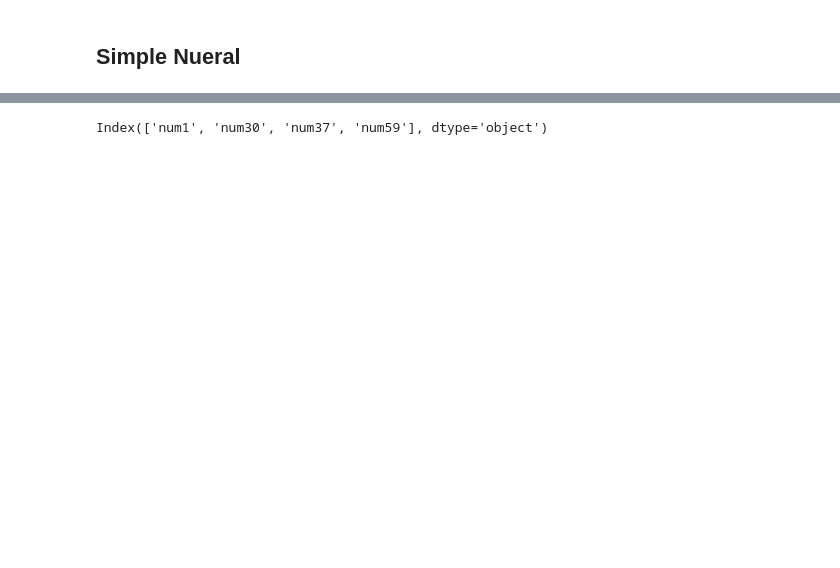
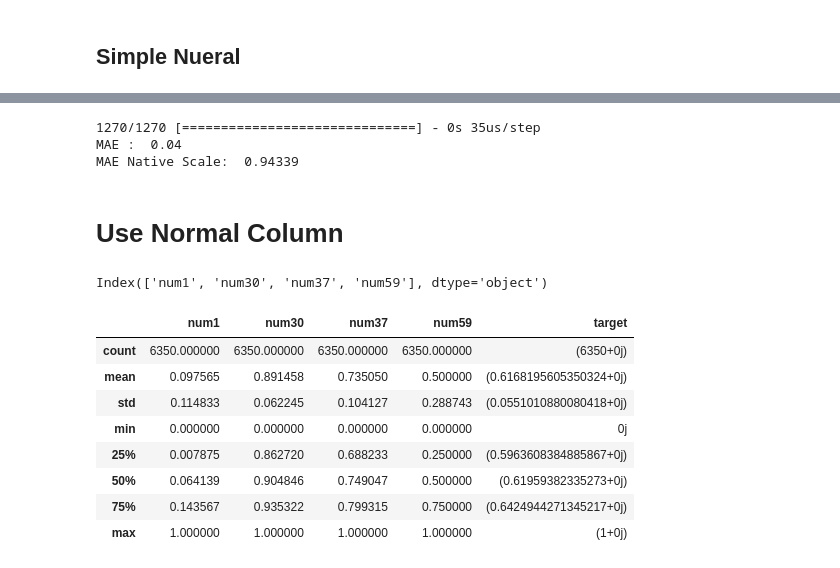
Before and after one commit to sopheeli/F3-Blueteam12, a Jupyter notebook: machine_learning/project/boxcox.ipynb, the cells around one changed output, grey strips where cells are left out. Cells and saved outputs as stored; diff of their text form; code cells hidden in the pictures; blank space fills up the shorter version.

```diff
--- a/machine_learning/project/boxcox.ipynb
+++ b/machine_learning/project/boxcox.ipynb
@@ -251,4 +347,41 @@ array([21.639999, 19.919998, 21.150001, ..., 23.36    , 20.1407  ,
+# %%
+preds_raw = snn.predict(val_X_std_bc)
+preds = inv_boxcox(range_std_reverse(preds_raw, Y_boxcox.min(), Y_boxcox.max()), lmda)
+actual = inv_boxcox(range_std_reverse(val_Y_std_bc, min_value, max_value), lmda)
+
+errors = abs(actual - preds)
+
+print("MAE : ", round(np.mean(abs(val_Y_std_bc - preds_raw)), 2))
+print("MAE Native Scale: ", round(np.mean(errors), 5))
+# %% [output]
+1270/1270 [==============================] - 0s 35us/step
+MAE :  0.04
+MAE Native Scale:  0.94339
+# %% [markdown]
+# Use Normal Column
+# %%
+norm_data = pd.read_csv("target.csv")
 # %%
 lasso_features
 # %% [output]
 Index(['num1', 'num30', 'num37', 'num59'], dtype='object')
+# %%
+features_to_standardize = [*lasso_features, 'target']
+
+df_thin = norm_data.loc[:, features_to_standardize]
+df_thin.target = lambertw(df_thin.target)
+
+for column_name in features_to_standardize:
+    df_thin[column_name] = range_std(df_thin[column_name])
+
+df_thin.describe()
+# %% [output]
+|  | num1 | num30 | num37 | num59 | target |
+| count | 6350.000000 | 6350.000000 | 6350.000000 | 6350.000000 | (6350+0j) |
+| mean | 0.097565 | 0.891458 | 0.735050 | 0.500000 | (0.6168195605350324+0j) |
+| std | 0.114833 | 0.062245 | 0.104127 | 0.288743 | (0.0551010880080418+0j) |
+| min | 0.000000 | 0.000000 | 0.000000 | 0.000000 | 0j |
+| 25% | 0.007875 | 0.862720 | 0.688233 | 0.250000 | (0.5963608384885867+0j) |
+| 50% | 0.064139 | 0.904846 | 0.749047 | 0.500000 | (0.61959382335273+0j) |
+| 75% | 0.143567 | 0.935322 | 0.799315 | 0.750000 | (0.6424944271345217+0j) |
+| max | 1.000000 | 1.000000 | 1.000000 | 1.000000 | (1+0j) |
```
Also changed, not shown: parts of 24 cells of this notebook, 2 other files.
